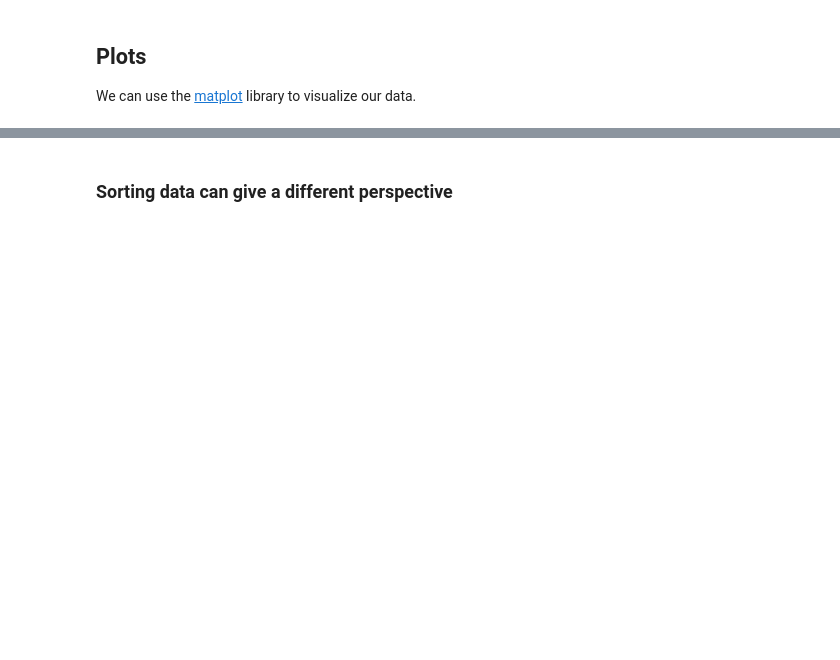
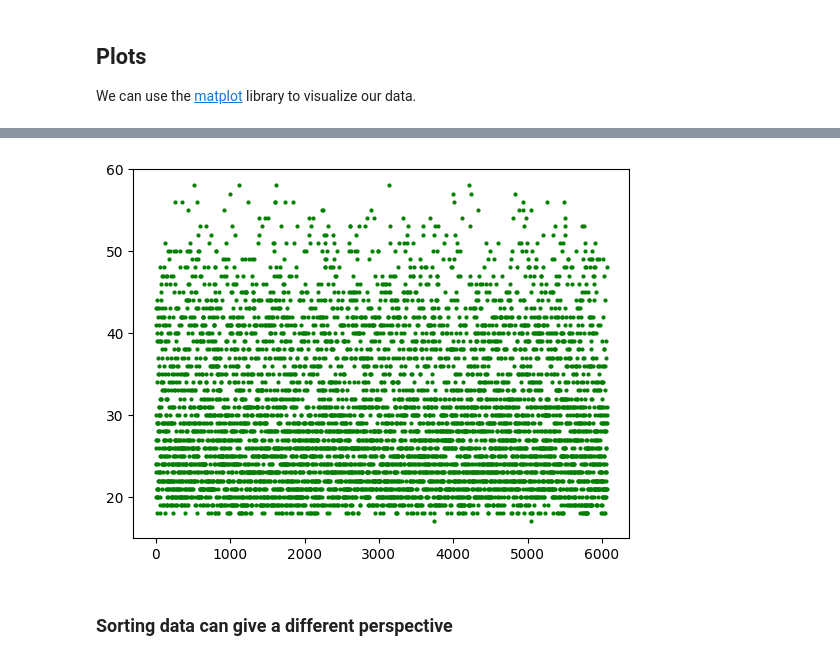
Before and after one commit to takuman-parsons-ml/WK02, a Jupyter notebook: WK02.ipynb, the cells around one changed output, grey strips where cells are left out. Saved outputs shown, nothing was run; the diff lists cells and outputs as text; code cells hidden in the pictures; blank space fills up the shorter version.

```diff
--- a/WK02.ipynb
+++ b/WK02.ipynb
@@ -770,3 +820,14 @@ ages = []
+# %%
+# TODO: plot ages in green
+def get_age(record):
+    return record[0]
+
+ages = [get_age(x) for x in ahws]
+
+plt.plot(ages, 'go', markersize=2)
+plt.show()
+# %% [output]
+[figure, added]
 # %% [markdown]
 ### Sorting data can give a different perspective
 # %%
```
Also changed, not shown: parts of 37 cells of this notebook, 1 other file.
